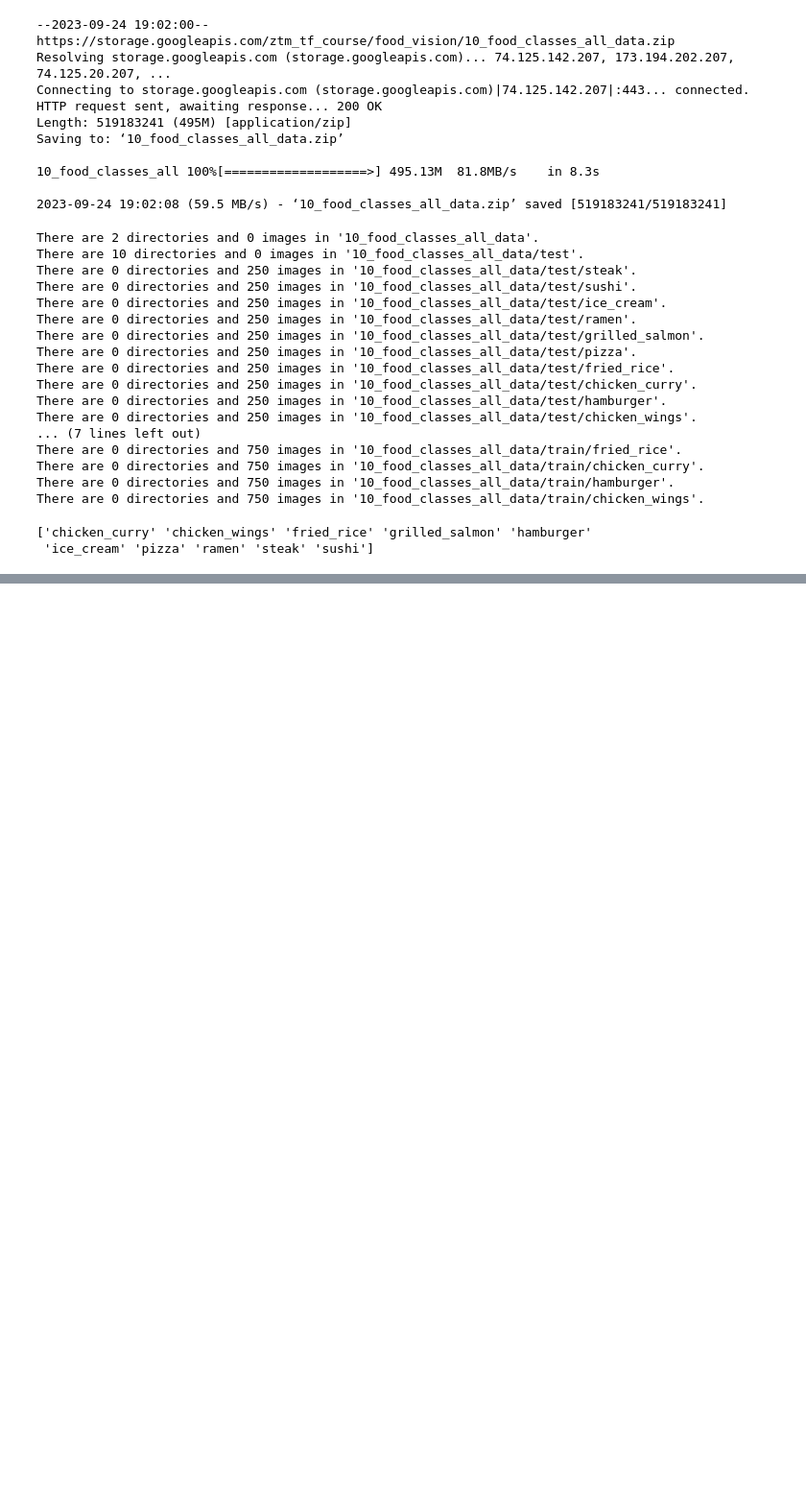
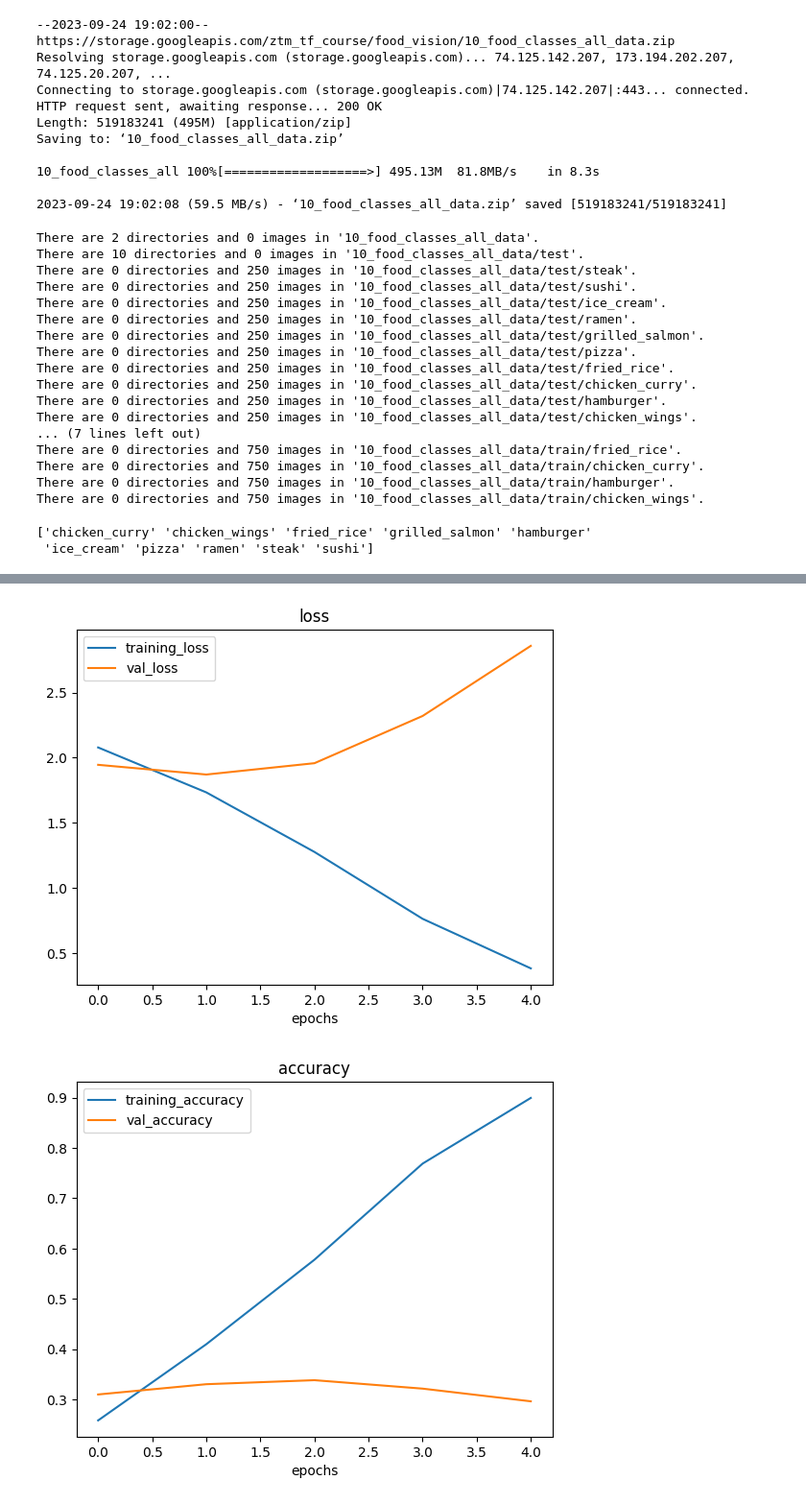
Before and after one commit to mjaliz/tfztm, a Jupyter notebook: 03_introduction_to_computer_vision_with_tensorflow.ipynb, the cells around one changed output, grey strips where cells are left out. Shown at 96% size. Cells and saved outputs as stored; diff of their text form; code cells hidden in the pictures; blank space fills up the shorter version.

```diff
--- a/03_introduction_to_computer_vision_with_tensorflow.ipynb
+++ b/03_introduction_to_computer_vision_with_tensorflow.ipynb
@@ -1035,0 +1038,17 @@ Image shape: (287, 512, 3)
+# %%
+from tensorflow.keras.preprocessing.image import ImageDataGenerator
+
+# Rescale
+train_datagen = ImageDataGenerator(rescale=1/255.)
+test_datagen = ImageDataGenerator(rescale=1/255.)
+
+# Load data in from directories and turn it into batches
+train_data = train_datagen.flow_from_directory(train_dir,
+                                               target_size=(224, 224),
+                                               batch_size=32,
+                                               class_mode="categorical")
+
+test_data = test_datagen.flow_from_directory(test_dir,
+                                             target_size=(224, 224),
+                                             batch_size=32,
+                                             class_mode="categorical")
@@ -1035,0 +1135,22 @@ Image shape: (287, 512, 3)
+# %%
+# How about we try a simplify the model first?
+# Let's try to remove 2 convolutional layers..
+model_9 = Sequential([
+    Conv2D(10, 3, activation="relu", input_shape=(224, 224, 3)),
+    MaxPool2D(),
+    Conv2D(10, 3, activation="relu"),
+    MaxPool2D(),
+    Flatten(),
+    Dense(10, activation="softmax")
+])
+
+model_9.compile(loss="categorical_crossentropy",
+                optimizer=tf.keras.optimizers.Adam(),
+                metrics=["accuracy"])
+# %%
+# Fit the model wit 2x Conv layers reduced...
+history_9 = model_9.fit(train_data,
+                       epochs=5,
+                       steps_per_epoch=len(train_data),
+                       validation_data=test_data,
+                       validation_steps=len(test_data))
@@ -1035,0 +1168,5 @@ Image shape: (287, 512, 3)
+# %%
+plot_loss_curve(history_9)
+# %% [output]
+[figure, added]
+[figure, added]
```
Also changed, not shown: parts of 16 cells of this notebook, 1 other file.
